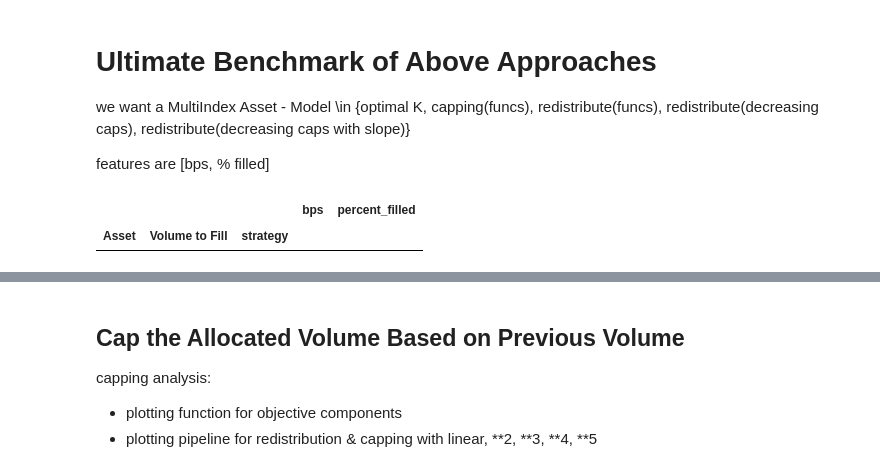
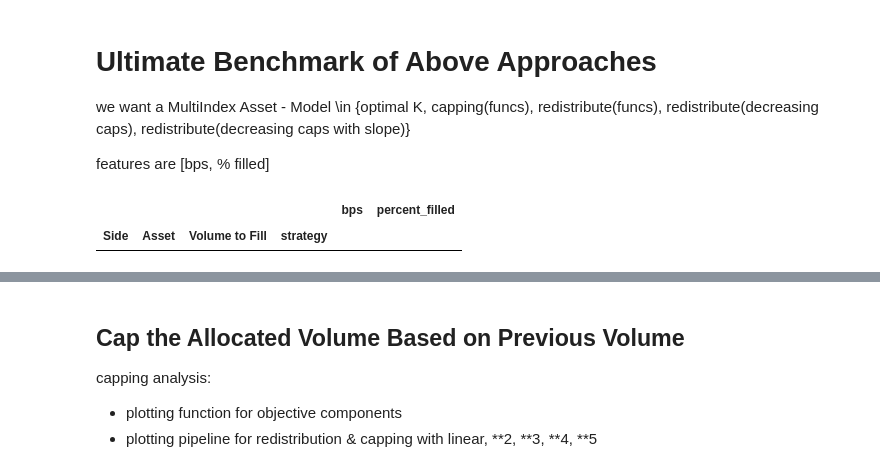
Before and after one commit to JosephZacharyGawlik/Ultramarin, a Jupyter notebook: capping.ipynb, the cells around one changed output, grey strips where cells are left out. Saved outputs shown, nothing was run; the diff lists cells and outputs as text; code cells hidden in the pictures.

```diff
--- a/capping.ipynb
+++ b/capping.ipynb
@@ -193,15 +264,15 @@ features are [bps, % filled]
 # %%
 benchmark = pd.DataFrame(
     columns=["bps", "percent_filled"]
 )
 
 benchmark.index = pd.MultiIndex.from_tuples(
     [],
-    names=["Asset", "Volume to Fill", "strategy"]
+    names=["Side", "Asset", "Volume to Fill", "strategy"]
 )
 
 benchmark
 # %% [output]
-|  |  |  | bps | percent_filled |
-| Asset | Volume to Fill | strategy |  |  |
+|  |  |  |  | bps | percent_filled |
+| Side | Asset | Volume to Fill | strategy |  |  |
 # %%
```
Also changed, not shown: parts of 37 cells of this notebook, 3 other files.
